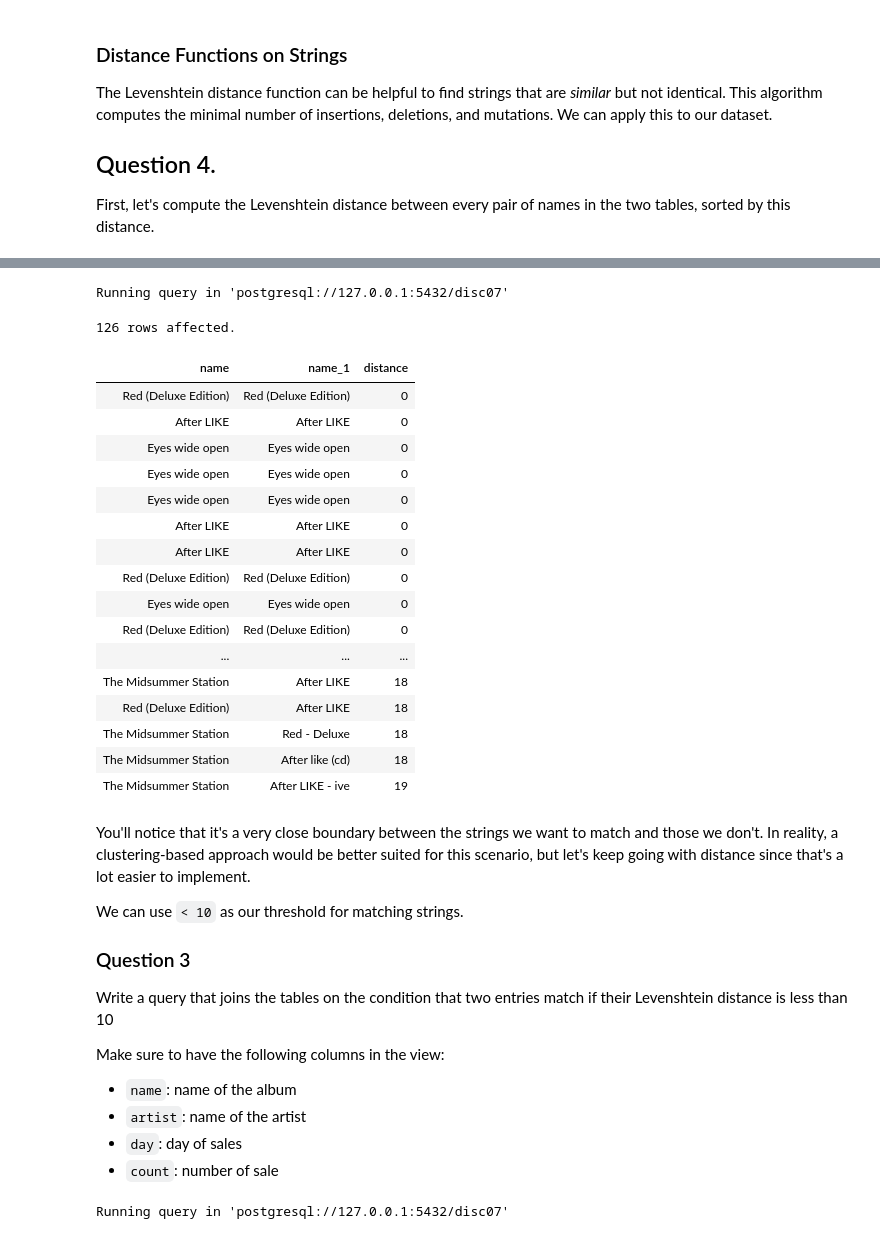
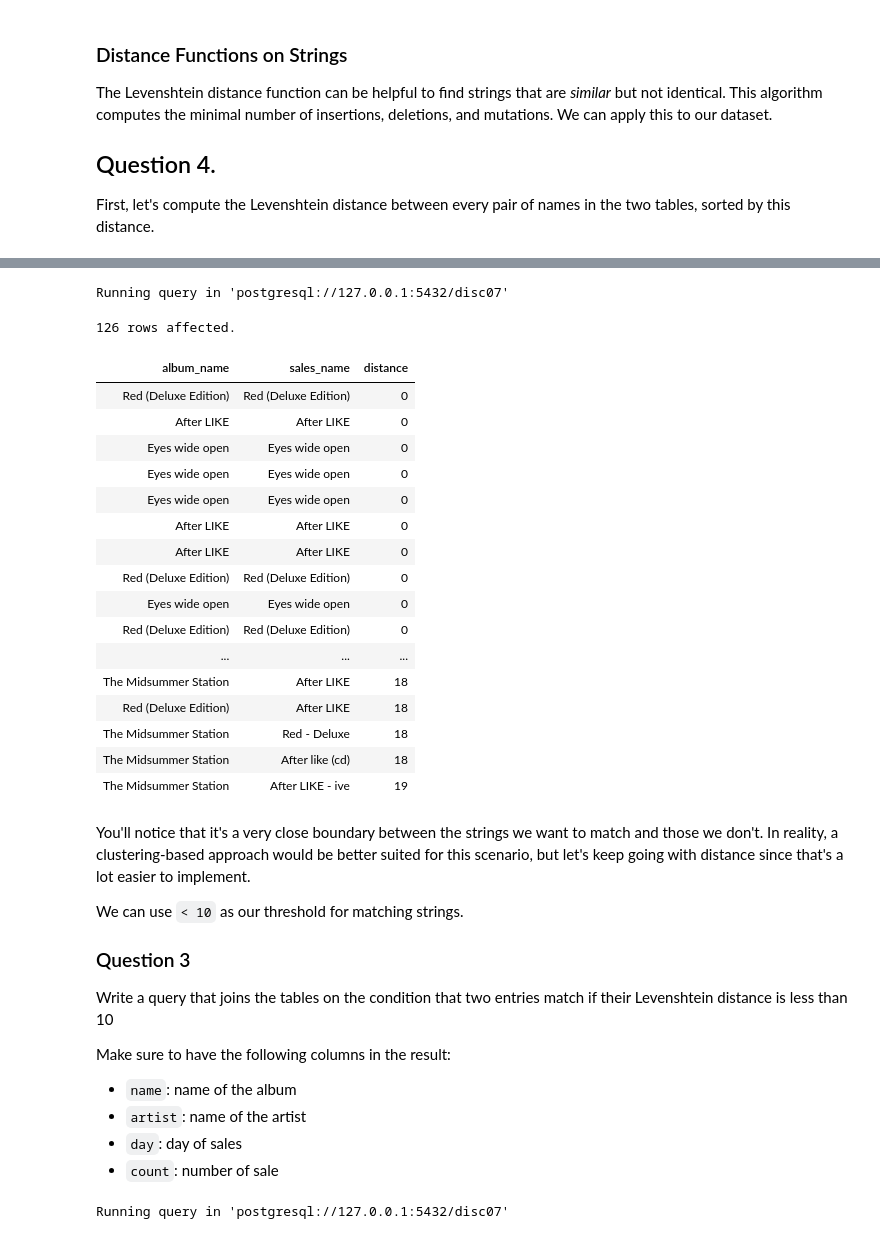
Before and after one commit to cal-data-eng/fa24-materials, a Jupyter notebook: disc/disc08/disc08.ipynb, the cells around one changed output, grey strips where cells are left out. Cells and saved outputs as stored; diff of their text form; code cells hidden in the pictures.

```diff
--- a/disc/disc08/disc08.ipynb
+++ b/disc/disc08/disc08.ipynb
@@ -123,10 +132,12 @@ displaylimit: Value None will be treated as 0 (no limit)
 # %%
 %%sql
--- your code here
+SELECT a.name AS album_name, s.name AS sales_name, levenshtein(a.name, s.name) AS distance
+FROM albums AS a, sales AS s
+ORDER BY distance;
 # %% [output]
 Running query in 'postgresql://127.0.0.1:5432/disc07'
 126 rows affected.
-| name | name_1 | distance |
+| album_name | sales_name | distance |
 | Red (Deluxe Edition) | Red (Deluxe Edition) | 0 |
 | After LIKE | After LIKE | 0 |
 | Eyes wide open | Eyes wide open | 0 |
@@ -151,7 +162,7 @@ We can use `< 10` as our threshold for matching strings.
 ### Question 3
 Write a query that joins the tables on the condition that two entries match if their Levenshtein distance is less than 10
 
-Make sure to have the following columns in the view:
+Make sure to have the following columns in the result:
 - `name`: name of the album
 - `artist`: name of the artist
 - `day`: day of sales
```
Also changed, not shown: parts of 3 cells of this notebook.
